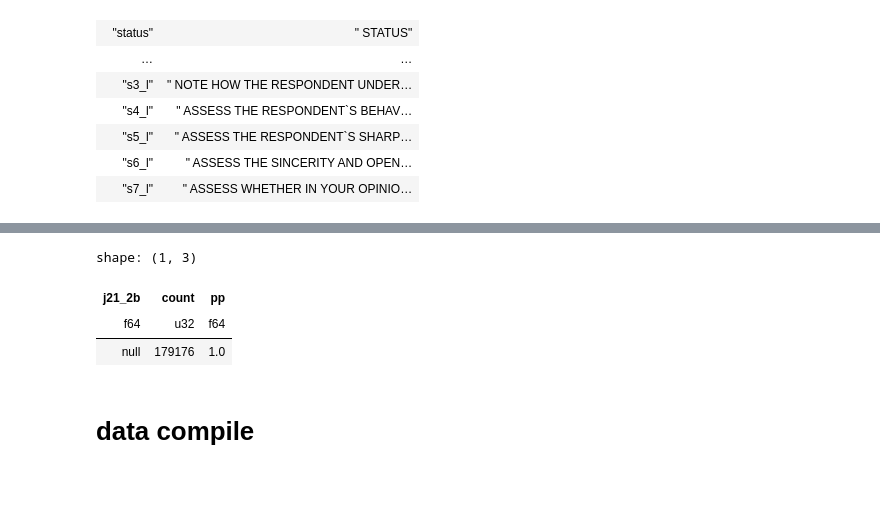
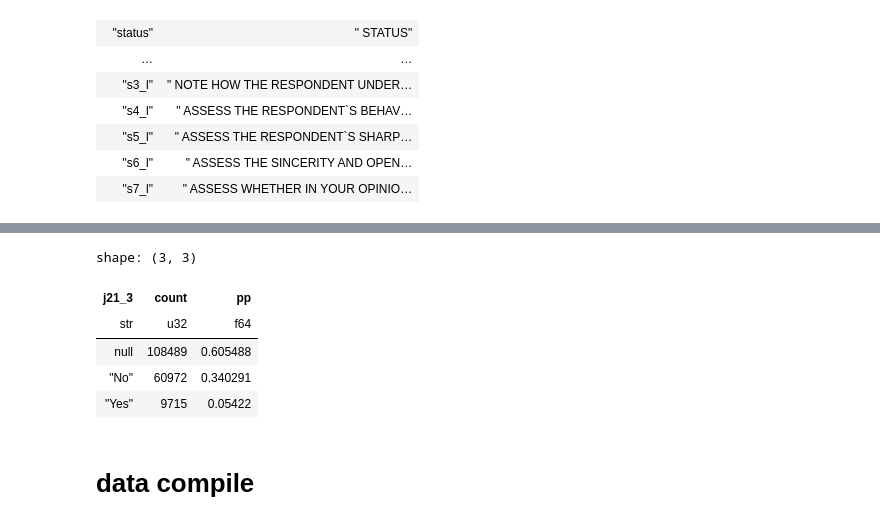
Before and after one commit to DmitriMt/master_thesis, a Jupyter notebook: notebooks/data_prep2.ipynb, the cells around one changed output, grey strips where cells are left out. Cells and saved outputs as stored; diff of their text form; code cells hidden in the pictures; blank space fills up the shorter version.

```diff
--- a/notebooks/data_prep2.ipynb
+++ b/notebooks/data_prep2.ipynb
@@ -239,10 +224,12 @@ j171:  Do you have a voluntary retirement insurance policy with any insurance co
 # %%
-get_panel_stats('j21_2b')
+get_panel_stats('j21_3')
 # %% [output]
-shape: (1, 3)
+shape: (3, 3)
-| j21_2b | count | pp |
-| f64 | u32 | f64 |
-| null | 179176 | 1.0 |
+| j21_3 | count | pp |
+| str | u32 | f64 |
+| null | 108489 | 0.605488 |
+| "No" | 60972 | 0.340291 |
+| "Yes" | 9715 | 0.05422 |
 # %% [markdown]
 # data compile
 # %%
```
Also changed, not shown: parts of 18 cells of this notebook, 12 other files.
